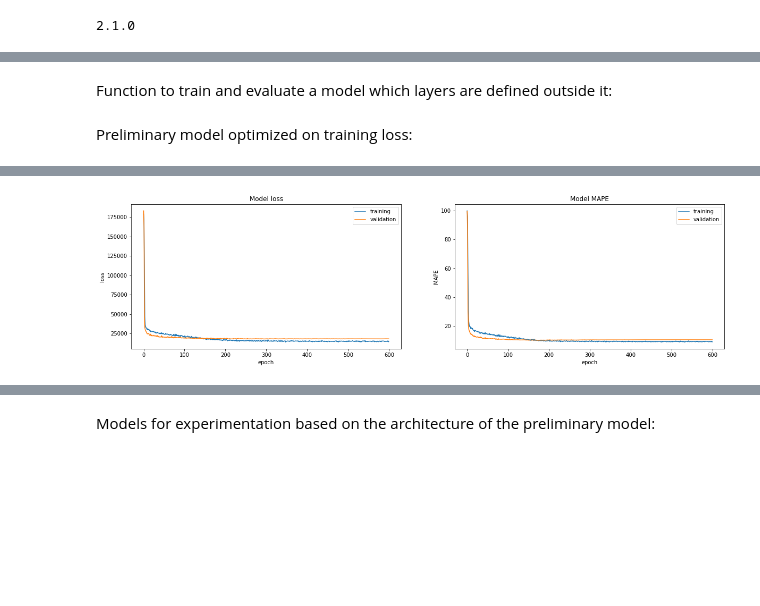
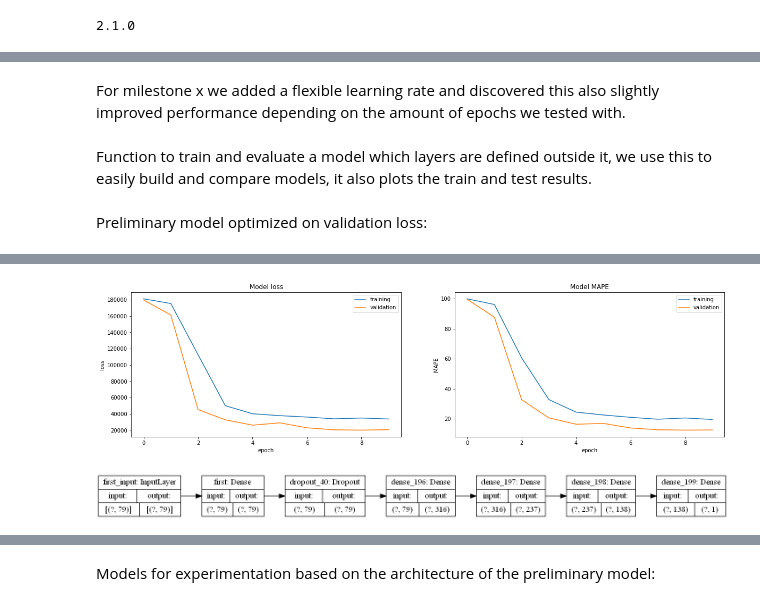
Before and after one commit to Brammetje23/Project-X, a Jupyter notebook: NN.ipynb, the cells around one changed output, grey strips where cells are left out. Cells and saved outputs as stored; diff of their text form; code cells hidden in the pictures; blank space fills up the shorter version.

```diff
--- a/NN.ipynb
+++ b/NN.ipynb
@@ -76,18 +73,20 @@ def plot_errors(model):
     _ = plt.ylabel('Count')
     plt.show()
 # %% [markdown]
-Function to train and evaluate a model which layers are defined outside it:
+For milestone x we added a flexible learning rate and discovered this also slightly improved performance depending on the amount of epochs we tested with.
 # %%
 lr_schedule = keras.optimizers.schedules.ExponentialDecay(
     initial_learning_rate=0.001,
     decay_steps=10000,
     decay_rate=0.09)
+# %% [markdown]
+Function to train and evaluate a model which layers are defined outside it, we use this to easily build and compare models, it also plots the train and test results.
 # %%
 def train_and_evaluate(model, train_x, train_y, val_x, val_y, epochs=100):
 
     model.compile(loss='mean_absolute_error', optimizer=tf.keras.optimizers.Adam(lr_schedule), metrics=['msle', 'MAPE'])
 
-    history = model.fit(x=train_X, y=train_y, validation_data=(val_x, val_y), verbose=0, epochs=epochs)
+    history = model.fit(x=train_x, y=train_y, validation_data=(val_x, val_y), verbose=0, epochs=epochs)
 
 #     plot_loss(history)
 
@@ -106,12 +105,14 @@ def train_and_evaluate(model, train_x, train_y, val_x, val_y, epochs=100):
         axs[i].set_xlabel('epoch')
 
     plt.show()
+
+    tf.keras.utils.plot_model(model, to_file='model.png', show_shapes=True, show_layer_names=True, rankdir='TB')
 # %% [markdown]
-Preliminary model optimized on training loss:
+Preliminary model optimized on validation loss:
 # %%
 model = models.Sequential()
 
-model.add(layers.Dense(79, activation='relu'))
+model.add(layers.Dense(79, activation='relu', input_shape=(79,), name='first'))
 model.add(layers.Dropout(.5))
 
 model.add(layers.Dense(316, activation='relu'))
@@ -122,7 +123,5 @@ model.add(layers.Dense(138, activation='relu'))
 
 model.add(layers.Dense(1))
 
-tf.keras.utils.plot_model(model, to_file='model.png', show_shapes=True, show_layer_names=True, rankdir='TB')
-
-train_and_evaluate(model, train_X, train_y, test_X, test_y, epochs=600)
+train_and_evaluate(model, train_X, train_y, test_X, test_y, epochs=10)
 # %% [output]
@@ -131,4 +130,5 @@ rmsle: 0.12520214915275574
-[figure, old version]
+[figure, new version]
+[figure, added]
 # %%
 # Plotting the predictions of the test data based on the model
 plot_predictions(model)
```
Also changed, not shown: parts of 19 cells of this notebook.
